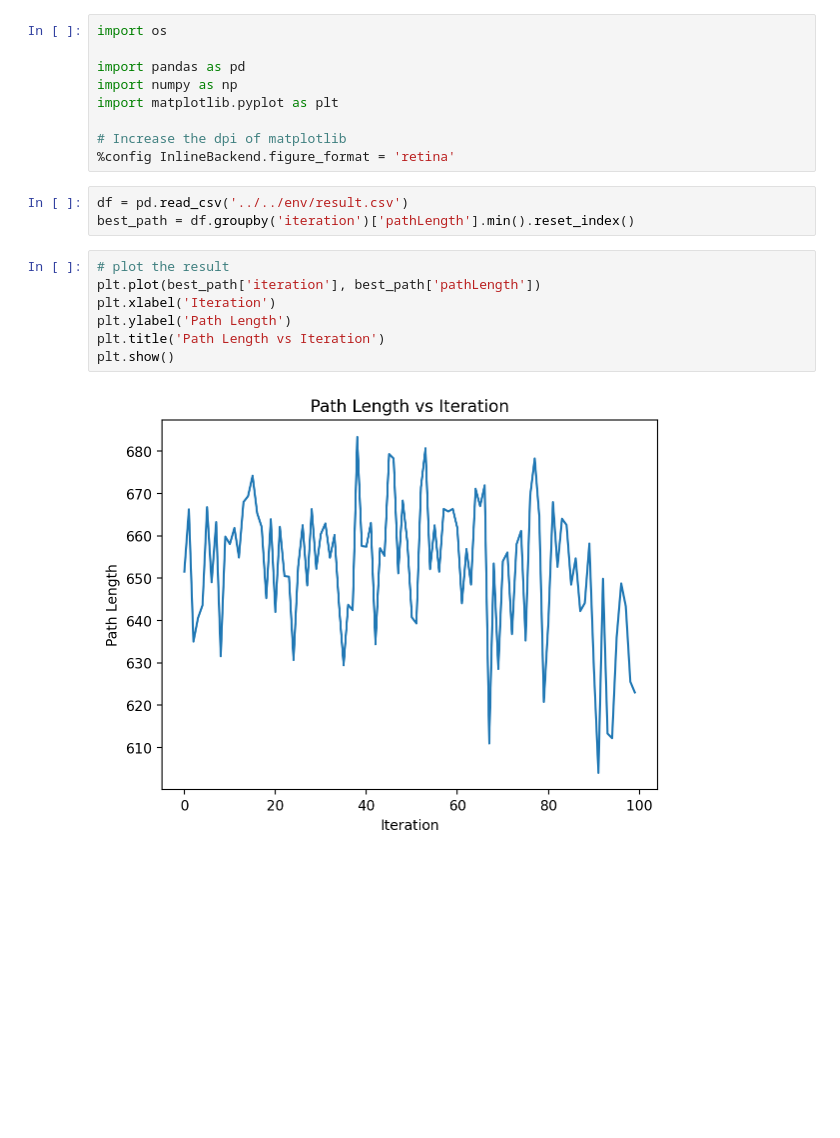
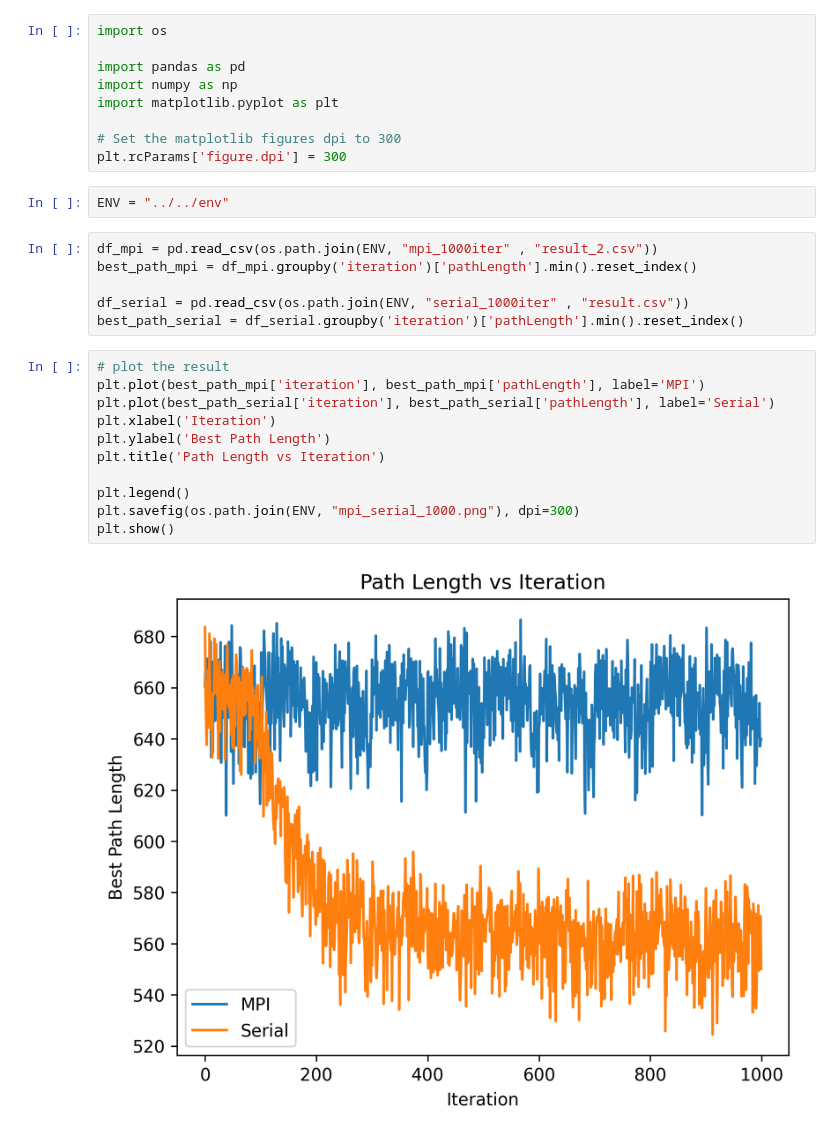
Before and after one commit to SMMousaviSP/aco_mpi, a Jupyter notebook: src/plotting/pythonplot/result.ipynb, the cells around one changed output. Saved outputs shown, nothing was run; the diff lists cells and outputs as text; blank space fills up the shorter version.

Commit message:
Update plotting script

```diff
--- a/src/plotting/pythonplot/result.ipynb
+++ b/src/plotting/pythonplot/result.ipynb
@@ -5,17 +5,26 @@ import pandas as pd
 import numpy as np
 import matplotlib.pyplot as plt
 
-# Increase the dpi of matplotlib
-%config InlineBackend.figure_format = 'retina'
+# Set the matplotlib figures dpi to 300
+plt.rcParams['figure.dpi'] = 300
+# %%
+ENV = "../../env"
 # %%
-df = pd.read_csv('../../env/result.csv')
-best_path = df.groupby('iteration')['pathLength'].min().reset_index()
+df_mpi = pd.read_csv(os.path.join(ENV, "mpi_1000iter" , "result_2.csv"))
+best_path_mpi = df_mpi.groupby('iteration')['pathLength'].min().reset_index()
+
+df_serial = pd.read_csv(os.path.join(ENV, "serial_1000iter" , "result.csv"))
+best_path_serial = df_serial.groupby('iteration')['pathLength'].min().reset_index()
 # %%
 # plot the result
-plt.plot(best_path['iteration'], best_path['pathLength'])
+plt.plot(best_path_mpi['iteration'], best_path_mpi['pathLength'], label='MPI')
+plt.plot(best_path_serial['iteration'], best_path_serial['pathLength'], label='Serial')
 plt.xlabel('Iteration')
-plt.ylabel('Path Length')
+plt.ylabel('Best Path Length')
 plt.title('Path Length vs Iteration')
+
+plt.legend()
+plt.savefig(os.path.join(ENV, "mpi_serial_1000.png"), dpi=300)
 plt.show()
 # %% [output]
-[figure, old version]
+[figure, new version]
```
